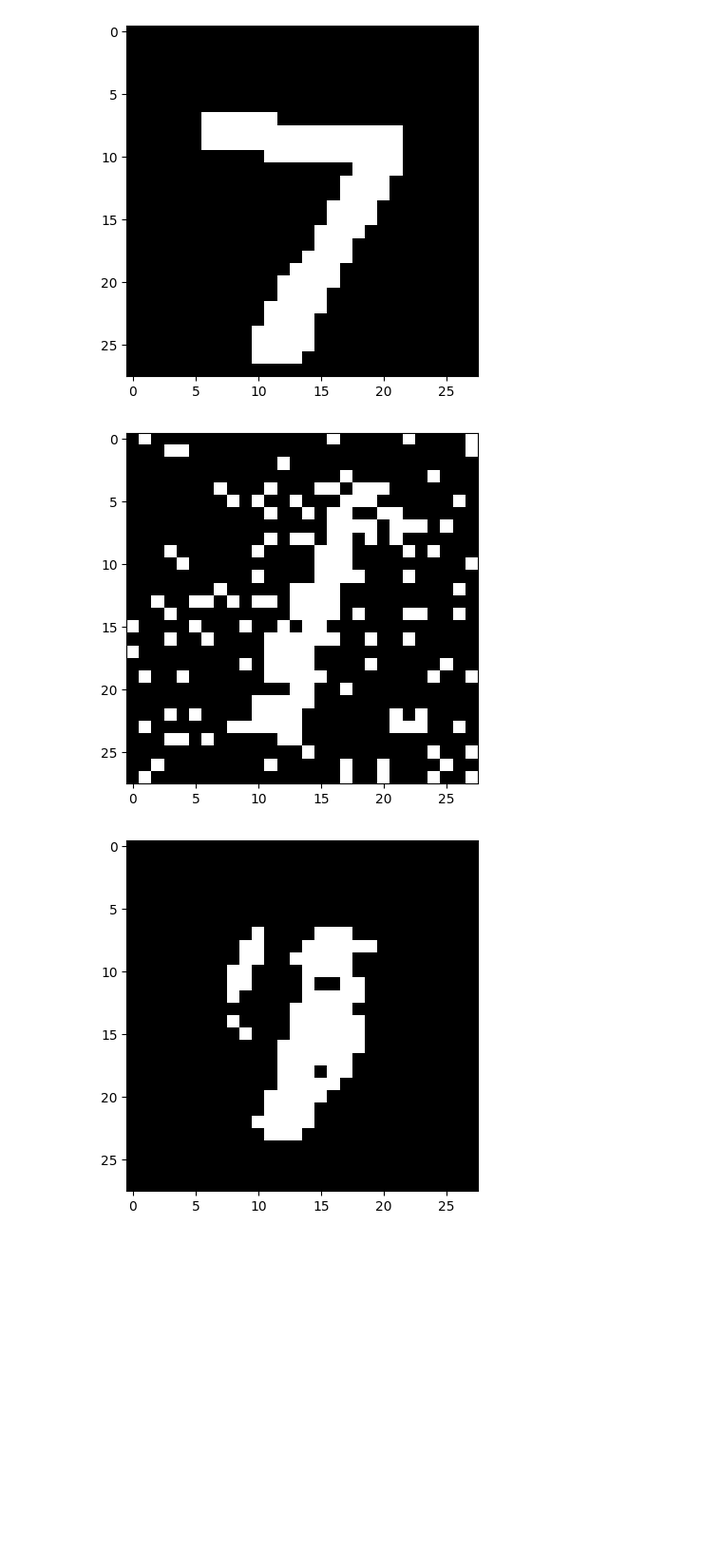
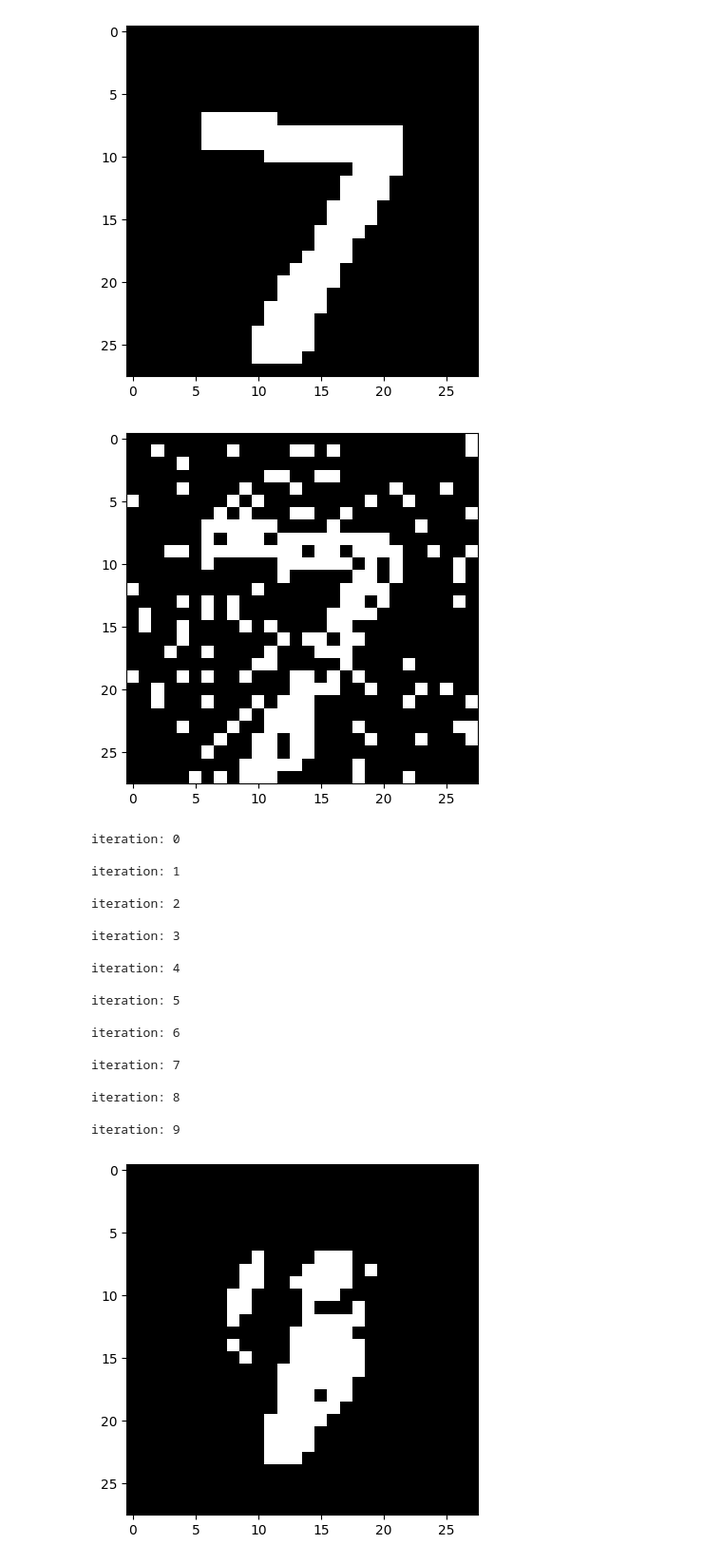
Before and after one commit to hirozouu/Hopfield_Network, a Jupyter notebook: main.ipynb, the cells around one changed output. Shown at 95% size. Drawn from its saved outputs; the diff is of its cells as text; code cells hidden in the pictures; blank space fills up the shorter version.

```diff
--- a/main.ipynb
+++ b/main.ipynb
@@ -21,16 +21,35 @@ process_mnist.get_image(data_bin[0, 1:])
 # %%
 model = Hopfield_Network(len(data_bin[0])-1)
 
-model.fit(data_bin[0:3, 1:])
+model.fit(data_bin[0:2, 1:])
 
 noisy_data = data_bin[0, 1:].copy()
 noisy_data += np.random.normal(0, 1, noisy_data.shape)
 noisy_data = np.where(noisy_data > 0, 1, -1)
 process_mnist.get_image(noisy_data)
 
 y = model.predict(noisy_data)
 process_mnist.get_image(y)
 model.plot_energies()
 # %% [output]
-[figure, old version]
+[figure, new version]
+iteration: 0
+
+iteration: 1
+
+iteration: 2
+
+iteration: 3
+
+iteration: 4
+
+iteration: 5
+
+iteration: 6
+
+iteration: 7
+
+iteration: 8
+
+iteration: 9
-[figure, old version]
+[figure, new version]
```
Also changed, not shown: parts of 1 cell of this notebook, 2 other files.
